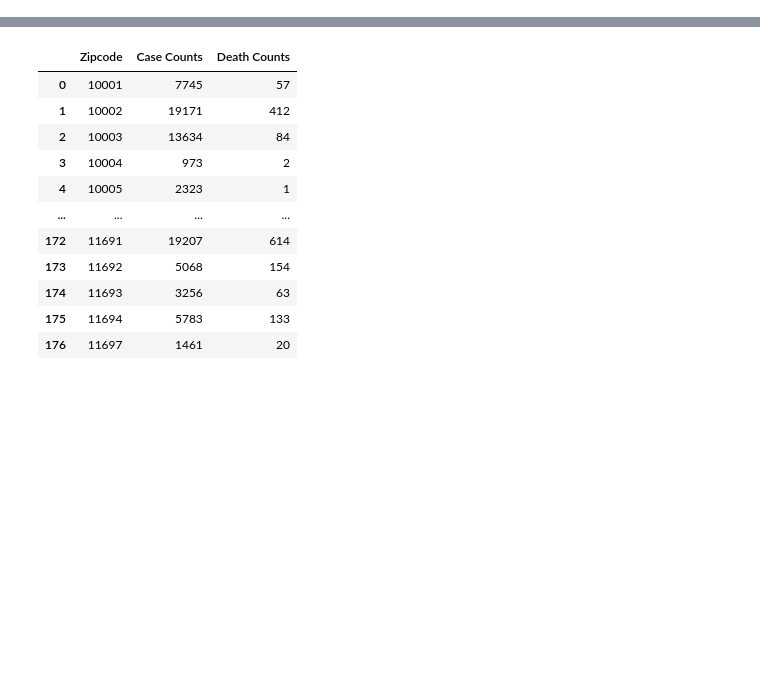
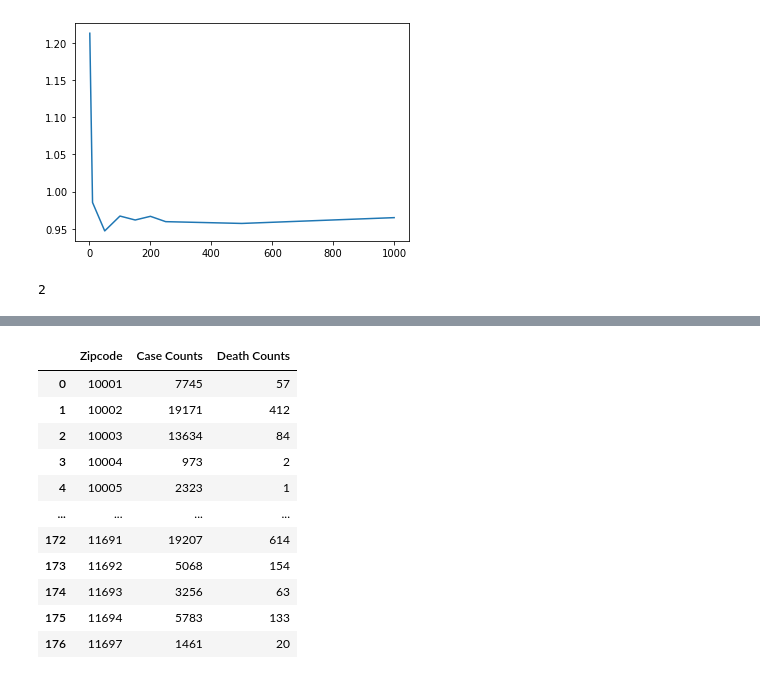
Before and after one commit to uic-cs418/modeling-the-pandemic, a Jupyter notebook: nguyen-notebook.ipynb, the cells around one changed output, grey strips where cells are left out. Saved outputs shown, nothing was run; the diff lists cells and outputs as text; code cells hidden in the pictures; blank space fills up the shorter version.

Commit message:
test adaboost regression

```diff
--- a/nguyen-notebook.ipynb
+++ b/nguyen-notebook.ipynb
@@ -8,0 +15,9 @@ import warnings
+# %%
+df1 = pd.read_csv("Chicago-Covid-SocioDemographics-Cases-Deaths.csv")
+
+df2 = pd.read_csv("socio-demographic-and-death-counts.csv")
+print(df1.shape)
+print(df2.shape)
+df = pd.concat([df1, df2])
+df = df.drop(['Death Counts', 'Case Counts','Case Counts(Per 1000)'], axis=1)
+df
@@ -8,0 +40,35 @@ import warnings
+# %%
+df = df.drop(df[df['Death Counts(Per 1000)'] == 0].index)
+# %%
+y = df.pop('Death Counts(Per 1000)')
+df.pop('Zipcode')
+X = df.to_numpy()
+# %%
+from sklearn.model_selection import cross_val_score
+from sklearn.ensemble import AdaBoostRegressor
+from sklearn.model_selection import train_test_split
+from sklearn.ensemble import RandomForestRegressor
+from sklearn.ensemble import VotingRegressor
+from sklearn.linear_model import LogisticRegression
+from sklearn.tree import DecisionTreeRegressor
+X_train, X_test, y_train, y_test = train_test_split(X, y, test_size=0.3, random_state=0)
+n_trees = range(1,200)
+depths = range(1,40)
+names = []
+errors = []
+for n in n_trees:
+    r1 = AdaBoostRegressor(base_estimator=DecisionTreeRegressor(max_depth=9), random_state=0,n_estimators=n)
+    r1.fit(X_train, y_train)
+    error = np.mean(abs(r1.predict(X_test) - y_test))
+    names.append(n)
+    errors.append(error)
+print("Done!")
+# %%
+plt.plot(names, errors)
+plt.show()
+# %% [output]
+[figure, added]
+# %%
+errors.index(min(errors))
+# %% [output]
+2
```
Also changed, not shown: parts of 3 cells of this notebook.
